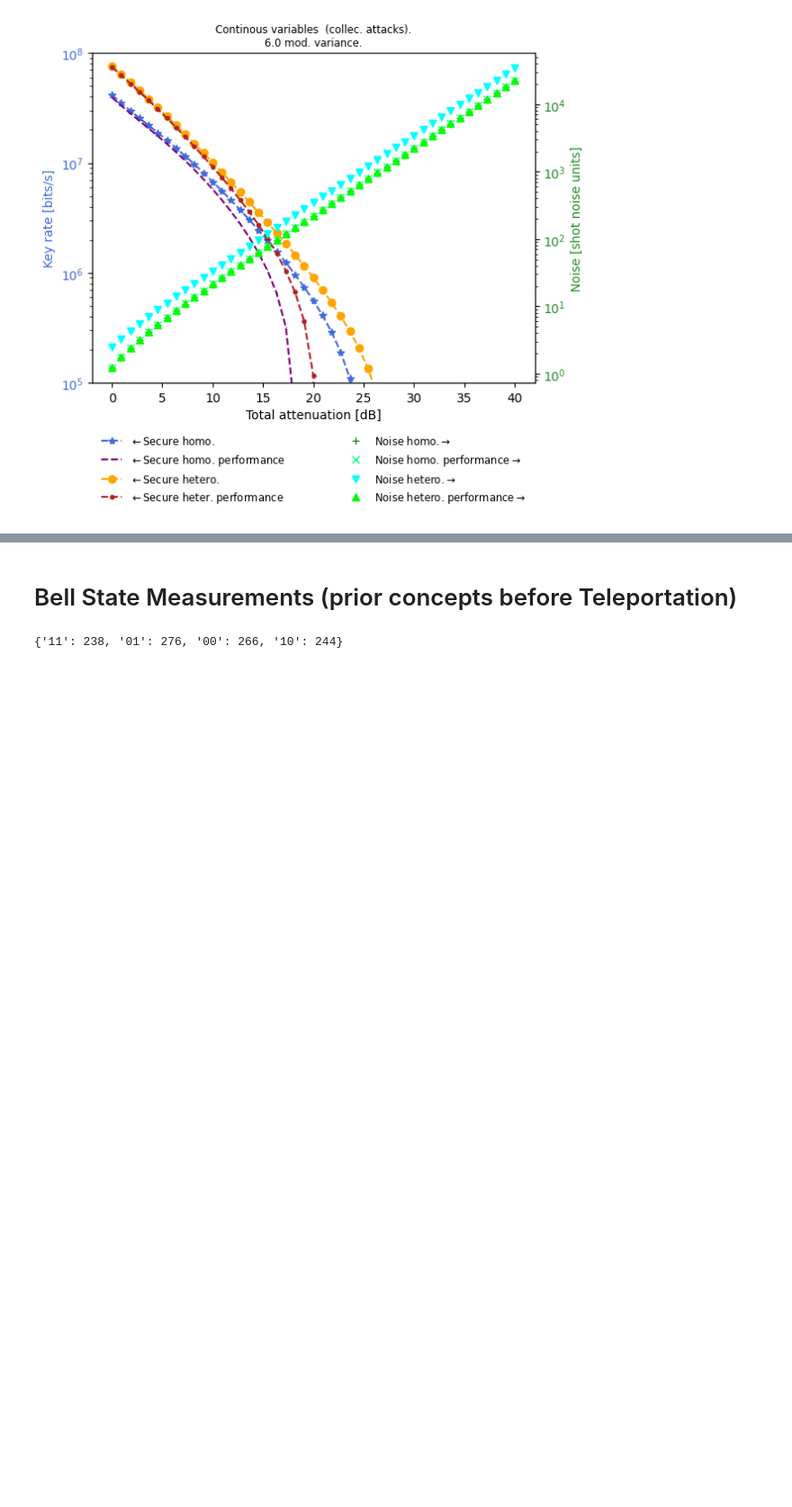
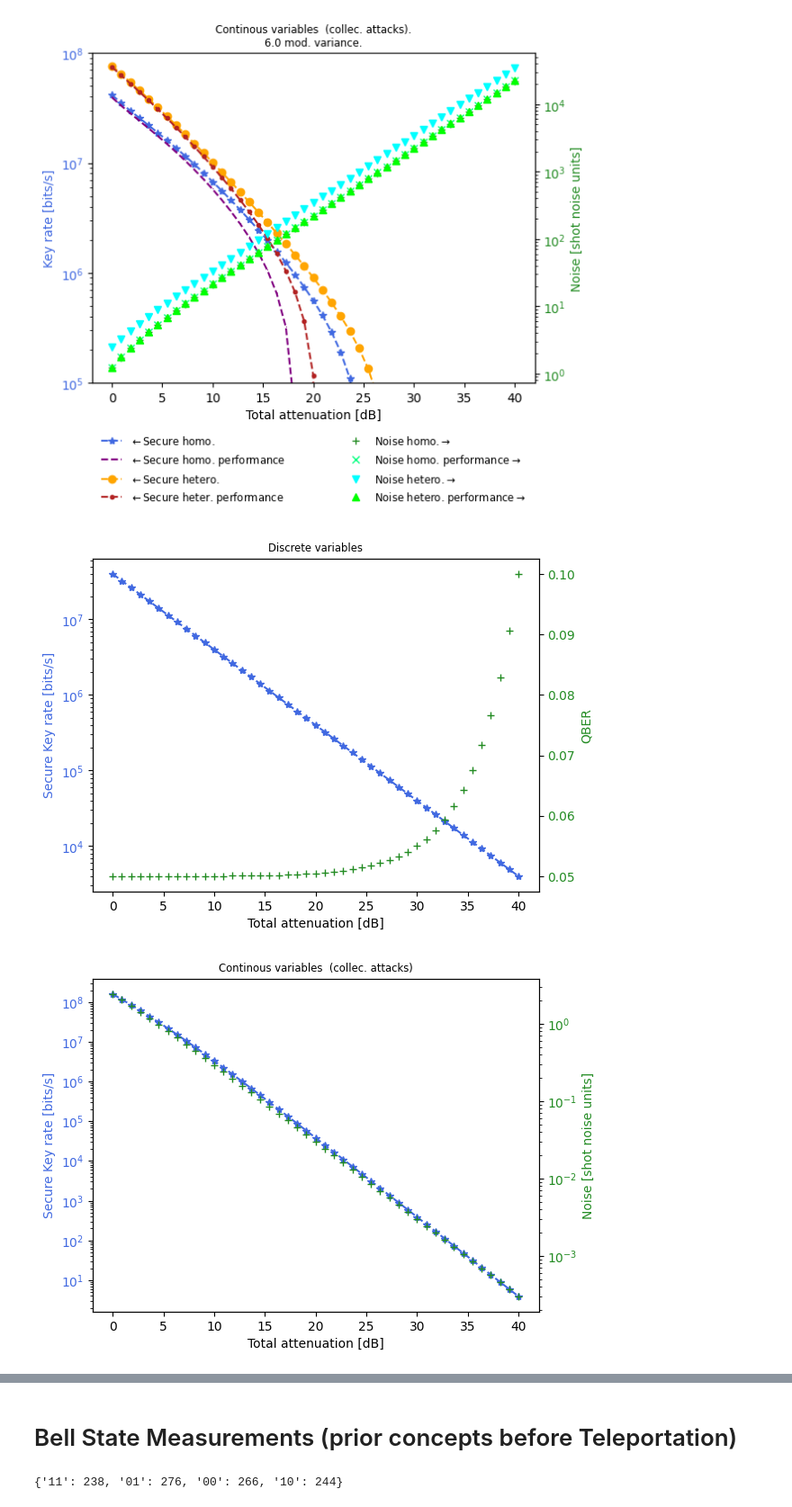
Before and after one commit to marcjofreProf/SeminarQuantumTechnologiesCybersecurity, a Jupyter notebook: Class - Session3 - KeyBuildingBlocks.ipynb, the cells around one changed output, grey strips where cells are left out. Shown at 90% size. Saved outputs shown, nothing was run; the diff lists cells and outputs as text; code cells hidden in the pictures; blank space fills up the shorter version.

```diff
--- a/Class - Session3 - KeyBuildingBlocks.ipynb
+++ b/Class - Session3 - KeyBuildingBlocks.ipynb
@@ -1348,3 +1354,76 @@ plt.show()
 # %% [output]
 [figure]
 [figure]
+# %%
+#############################################################################
+# Simple SKR equations for DV- and CV-QKD systems
+NcalcTrans=int(45)
+Tlink=np.logspace(0,-4,NcalcTrans)
+attLink=1.0-Tlink # Channel attenuation
+dBloss=-10*np.log10(1-attLink)
+RateAlice=100e6 # Mbps
+
+###############################################
+# DV-QKD
+nu=0.5 # mean photon number per pulse
+popt=0.05 # probability of photon into wrong detector
+Rdark=5e2 # Total detectors' dark counts per second
+Ie=0.2 # Eve's information
+Rsift=0.5*RateAlice*nu*Tlink
+Ropt=Rsift*popt
+Rdet=0.25*Rdark
+
+SKRdv=0.5*RateAlice*Tlink*(1.0-Ie)
+QBERdv=(Ropt+Rdet)/Rsift
+
+## Figures
+plt.figure()
+line1,=plt.plot(dBloss,SKRdv,'royalblue',linestyle='dashed',marker='*')
+#plt.legend(loc='upper center')
+#plt.xscale('log')
+plt.yscale('log')
+plt.xlabel('Total attenuation [dB]',color='k')
+#plt.xlabel('Distance [Km]',color='k')
+plt.ylabel('Secure Key rate [bits/s]',color='royalblue')
+plt.tick_params(axis="y", labelcolor='royalblue')
+plt.twinx()
+line5,=plt.plot(dBloss,QBERdv,'forestgreen',linestyle='None',marker='+')
+#plt.yscale('log')
+plt.tick_params(axis="y", labelcolor='forestgreen')
+plt.ylabel('QBER', color='forestgreen')
+plt.title('Discrete variables', fontsize='small')
+#plt.savefig('FigTheoreticalCVSKRnoise.png', format = 'png', dpi = 600 )
+plt.show()
+
+###############################################
+# CV-QKD
+
+mu=2 # 1: homodyne; 2: heterodyne
+Vmod=6.0 # modulation variance >1
+Beta=0.9*(Tlink) # reconciliatoin efficiency
+xi=0.5*(Tlink) # Excess noise
+SNRcv=((1.0/mu)*Tlink*Vmod)/(1+(1.0/mu)*xi)
+SKRcv=RateAlice*Beta*(mu/2)*np.log2(1+SNRcv)
+
+## Figures
+plt.figure()
+line1,=plt.plot(dBloss,SKRcv,'royalblue',linestyle='dashed',marker='*')
+#plt.legend(loc='upper center')
+#plt.xscale('log')
+plt.yscale('log')
+plt.xlabel('Total attenuation [dB]',color='k')
+#plt.xlabel('Distance [Km]',color='k')
+plt.ylabel('Secure Key rate [bits/s]',color='royalblue')
+plt.tick_params(axis="y", labelcolor='royalblue')
+plt.twinx()
+line5,=plt.plot(dBloss,SNRcv,'forestgreen',linestyle='None',marker='+')
+plt.yscale('log')
+#plt.ylim(np.max([5e-4,np.min([100.0*NoiseContinousVariables[0],100.0*PrecisionElementsNoiseContinousVariables[0]])]),1e2)
+plt.tick_params(axis="y", labelcolor='forestgreen')
+plt.ylabel('SNR', color='forestgreen')
+plt.title('Continous variables  (collec. attacks)', fontsize='small')
+#plt.savefig('FigTheoreticalCVSKRnoise.png', format = 'png', dpi = 600 )
+plt.show()
+# %% [output]
+[figure, added]
+[figure, added]
```
Also changed, not shown: parts of 3 cells of this notebook, 1 other file.
